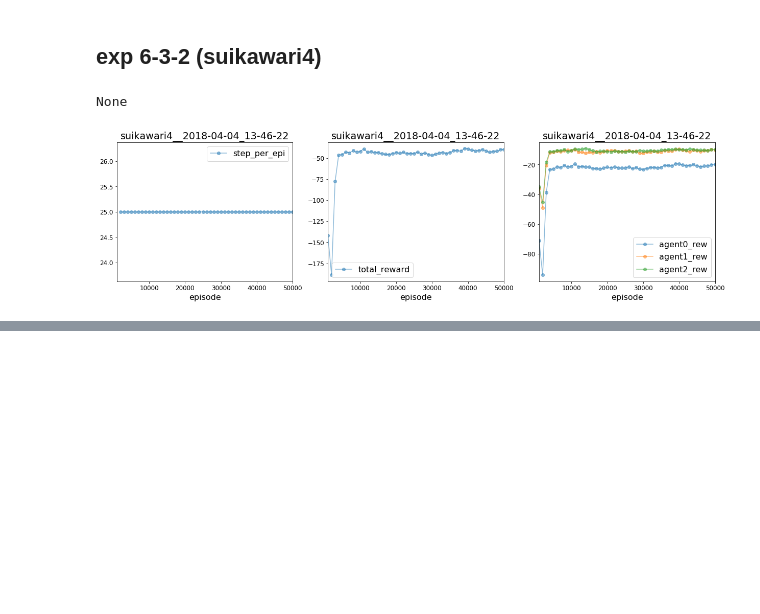
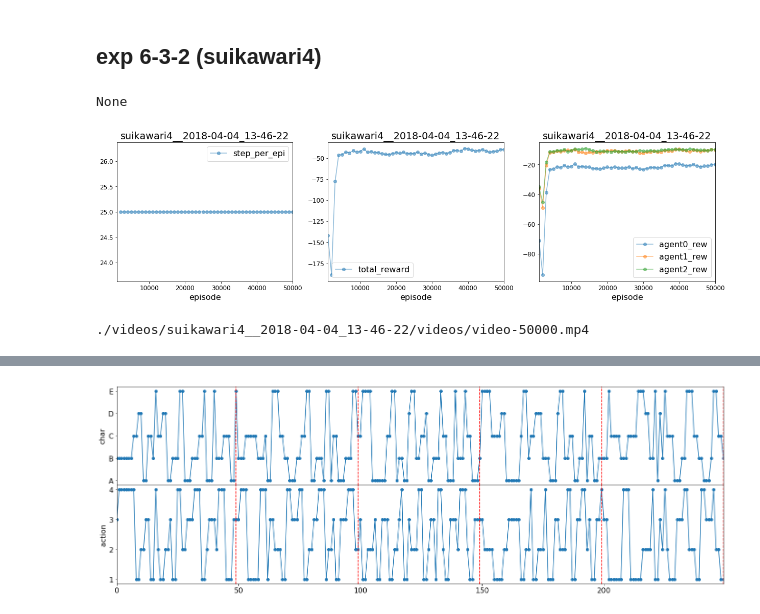
Before and after one commit to jkatsuta/exp-18-1q, a Jupyter notebook: maddpg/experiments/my_notes/ana_exp6.ipynb, the cells around one changed output, grey strips where cells are left out. Saved outputs shown, nothing was run; the diff lists cells and outputs as text; code cells hidden in the pictures; blank space fills up the shorter version.

```diff
--- a/maddpg/experiments/my_notes/ana_exp6.ipynb
+++ b/maddpg/experiments/my_notes/ana_exp6.ipynb
@@ -433,11 +442,12 @@ each_exp_dir = osp.join(exp_dir, each_exp_dir)
 display(plot_each_lc2(each_exp_dir))
 plt.show()
 
-# for epi in epis:
-#     fn_video = fn_video_template.format(epi)
-#     display(play_linked_video(each_exp_dir, fn_video))
-#     plot_actions(epi, fn_video_template, 5)
-#     plt.show()
+for epi in epis:
+    fn_video = fn_video_template.format(epi)
+    display(play_linked_video(each_exp_dir, fn_video))
+    plot_actions(epi, fn_video_template, 5)
+    plt.show()
 # %% [output]
 None
 [figure]
+./videos/suikawari4__2018-04-04_13-46-22/videos/video-50000.mp4
@@ -443,0 +455 @@ None
+[figure, added]
```
Also changed, not shown: parts of 4 cells of this notebook, 15 other files.
